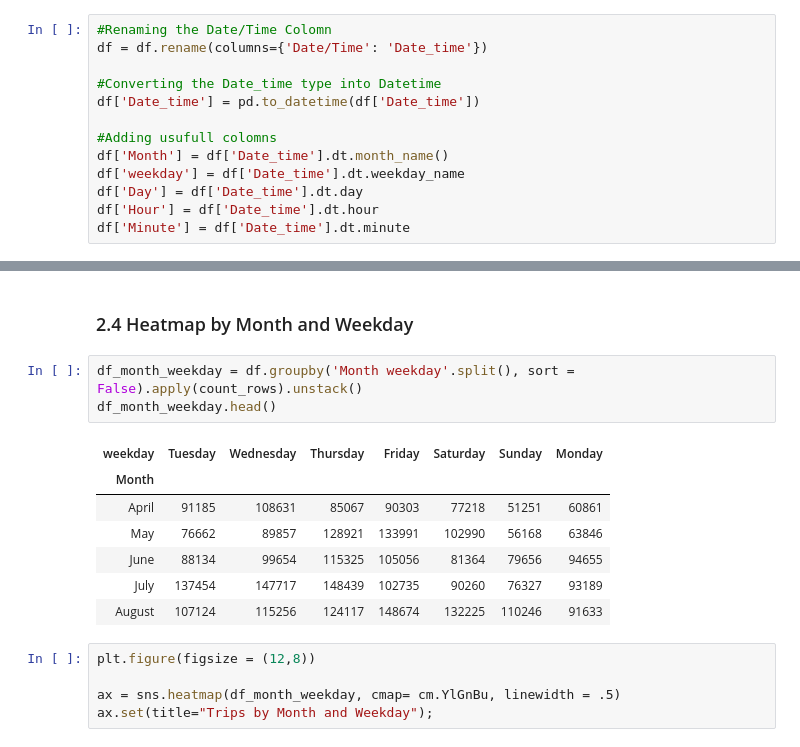
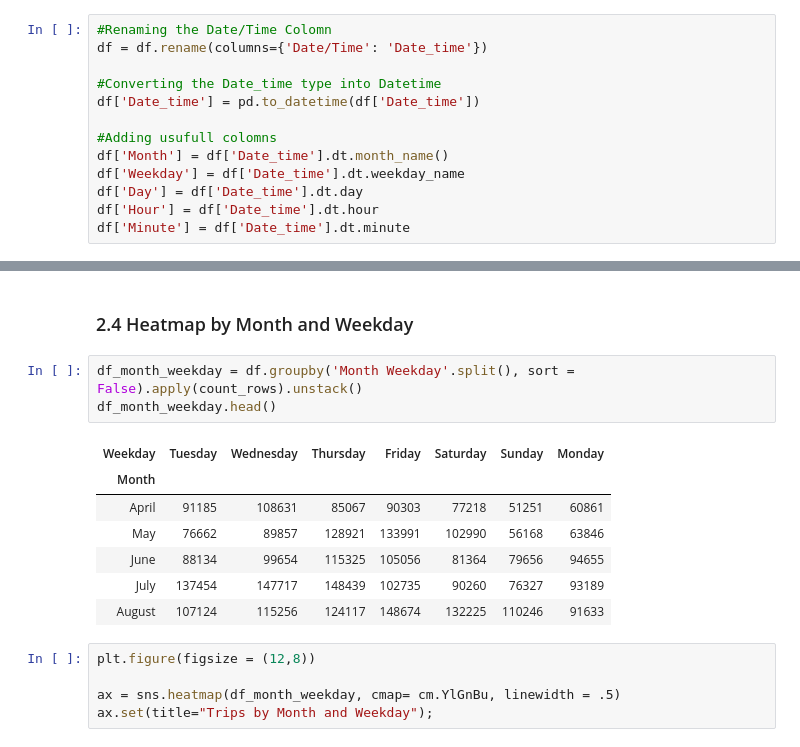
Before and after one commit to BrahimMebrek/Uber_Data_Analysis, a Jupyter notebook: Uber_Data_Analysis_Heatmaps_Spatial_Visualization.ipynb, the cells around one changed output, grey strips where cells are left out. Cells and saved outputs as stored; diff of their text form.

```diff
--- a/Uber_Data_Analysis_Heatmaps_Spatial_Visualization.ipynb
+++ b/Uber_Data_Analysis_Heatmaps_Spatial_Visualization.ipynb
@@ -72,7 +76,7 @@ df['Date_time'] = pd.to_datetime(df['Date_time'])
 
 #Adding usufull colomns
 df['Month'] = df['Date_time'].dt.month_name()
-df['weekday'] = df['Date_time'].dt.weekday_name
+df['Weekday'] = df['Date_time'].dt.weekday_name
 df['Day'] = df['Date_time'].dt.day
 df['Hour'] = df['Date_time'].dt.hour
 df['Minute'] = df['Date_time'].dt.minute
@@ -195,10 +234,10 @@ ax.set(title="Trips by Day and Month");
 # %% [markdown]
 ### 2.4 Heatmap by Month and Weekday
 # %%
-df_month_weekday = df.groupby('Month weekday'.split(), sort = False).apply(count_rows).unstack()
+df_month_weekday = df.groupby('Month Weekday'.split(), sort = False).apply(count_rows).unstack()
 df_month_weekday.head()
 # %% [output]
-| weekday | Tuesday | Wednesday | Thursday | Friday | Saturday | Sunday | Monday |
+| Weekday | Tuesday | Wednesday | Thursday | Friday | Saturday | Sunday | Monday |
 | Month |  |  |  |  |  |  |  |
 | April | 91185 | 108631 | 85067 | 90303 | 77218 | 51251 | 60861 |
 | May | 76662 | 89857 | 128921 | 133991 | 102990 | 56168 | 63846 |
```
Also changed, not shown: parts of 24 cells of this notebook, 1 other file.
